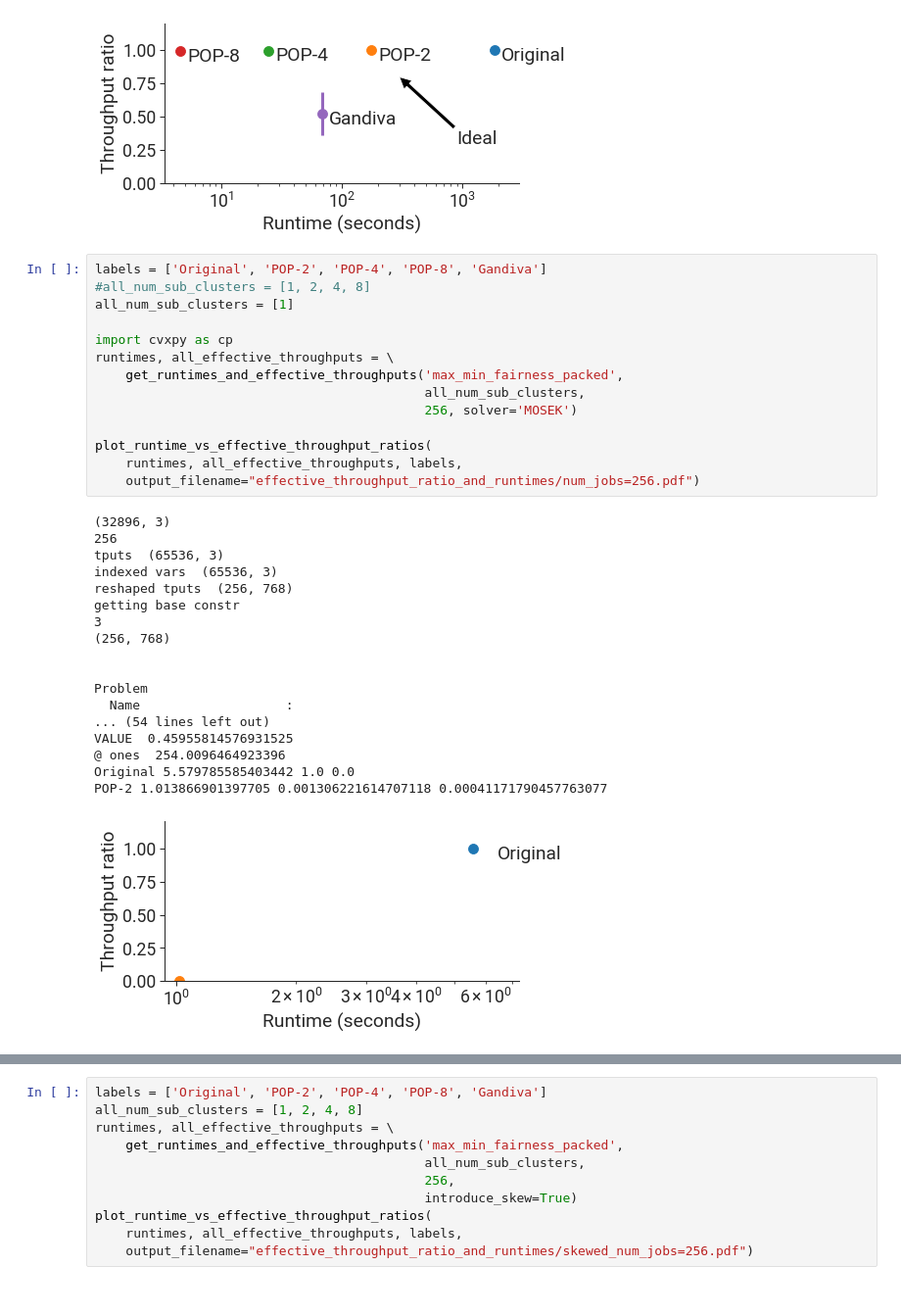
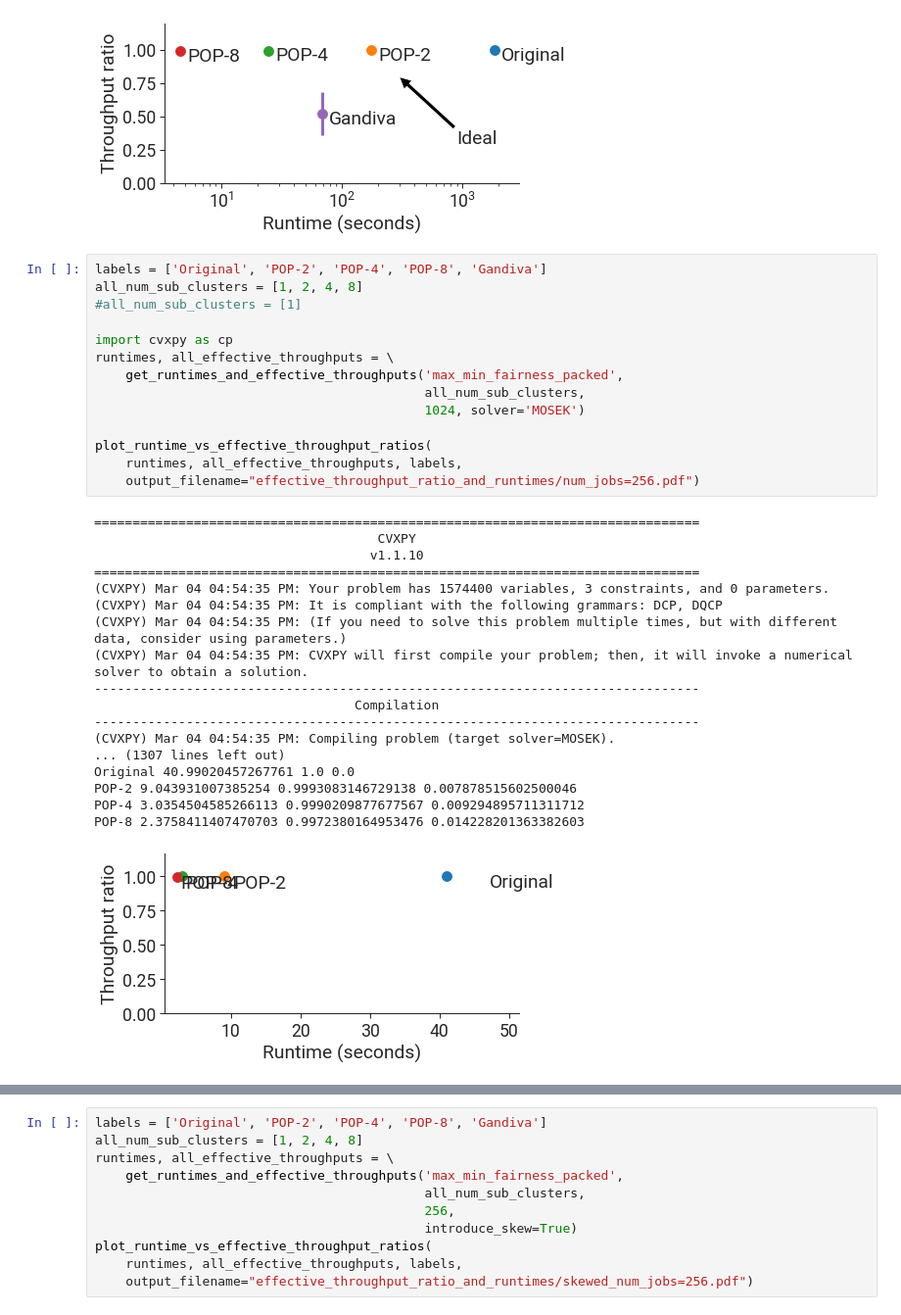
Before and after one commit to akshayka/gavel, a Jupyter notebook: scheduler/notebooks/figures/improved_scalability/max_min_fairness.ipynb, the cells around one changed output, grey strips where cells are left out. Shown: that part at 98% size. Cells and saved outputs as stored; diff of their text form.

```diff
--- a/scheduler/notebooks/figures/improved_scalability/max_min_fairness.ipynb
+++ b/scheduler/notebooks/figures/improved_scalability/max_min_fairness.ipynb
@@ -199,34 +201,34 @@ Gandiva 68.3949043750763 0.5257595150336349 0.1640541553053958
 [figure]
 # %%
 labels = ['Original', 'POP-2', 'POP-4', 'POP-8', 'Gandiva']
-#all_num_sub_clusters = [1, 2, 4, 8]
-all_num_sub_clusters = [1]
+all_num_sub_clusters = [1, 2, 4, 8]
+#all_num_sub_clusters = [1]
 
 import cvxpy as cp
 runtimes, all_effective_throughputs = \
     get_runtimes_and_effective_throughputs('max_min_fairness_packed',
                                            all_num_sub_clusters,
-                                           256, solver='MOSEK')
+                                           1024, solver='MOSEK')
 
 plot_runtime_vs_effective_throughput_ratios(
     runtimes, all_effective_throughputs, labels,
     output_filename="effective_throughput_ratio_and_runtimes/num_jobs=256.pdf")
 # %% [output]
-(32896, 3)
-256
-tputs  (65536, 3)
-indexed vars  (65536, 3)
-reshaped tputs  (256, 768)
-getting base constr
-3
-(256, 768)
-
-
-Problem
-  Name                   :
-... (54 lines left out)
-VALUE  0.45955814576931525
-@ ones  254.0096464923396
-Original 5.579785585403442 1.0 0.0
-POP-2 1.013866901397705 0.001306221614707118 0.00041171790457763077
+===============================================================================
+                                     CVXPY
+                                    v1.1.10
+===============================================================================
+(CVXPY) Mar 04 04:54:35 PM: Your problem has 1574400 variables, 3 constraints, and 0 parameters.
+(CVXPY) Mar 04 04:54:35 PM: It is compliant with the following grammars: DCP, DQCP
+(CVXPY) Mar 04 04:54:35 PM: (If you need to solve this problem multiple times, but with different data, consider using parameters.)
+(CVXPY) Mar 04 04:54:35 PM: CVXPY will first compile your problem; then, it will invoke a numerical solver to obtain a solution.
+-------------------------------------------------------------------------------
+                                  Compilation
+-------------------------------------------------------------------------------
+(CVXPY) Mar 04 04:54:35 PM: Compiling problem (target solver=MOSEK).
+... (1307 lines left out)
+Original 40.99020457267761 1.0 0.0
+POP-2 9.043931007385254 0.9993083146729138 0.007878515602500046
+POP-4 3.0354504585266113 0.9990209877677567 0.009294895711311712
+POP-8 2.3758411407470703 0.9972380164953476 0.014228201363382603
-[figure, old version]
+[figure, new version]
```
Also changed, not shown: parts of 5 cells of this notebook, 5 other files.
